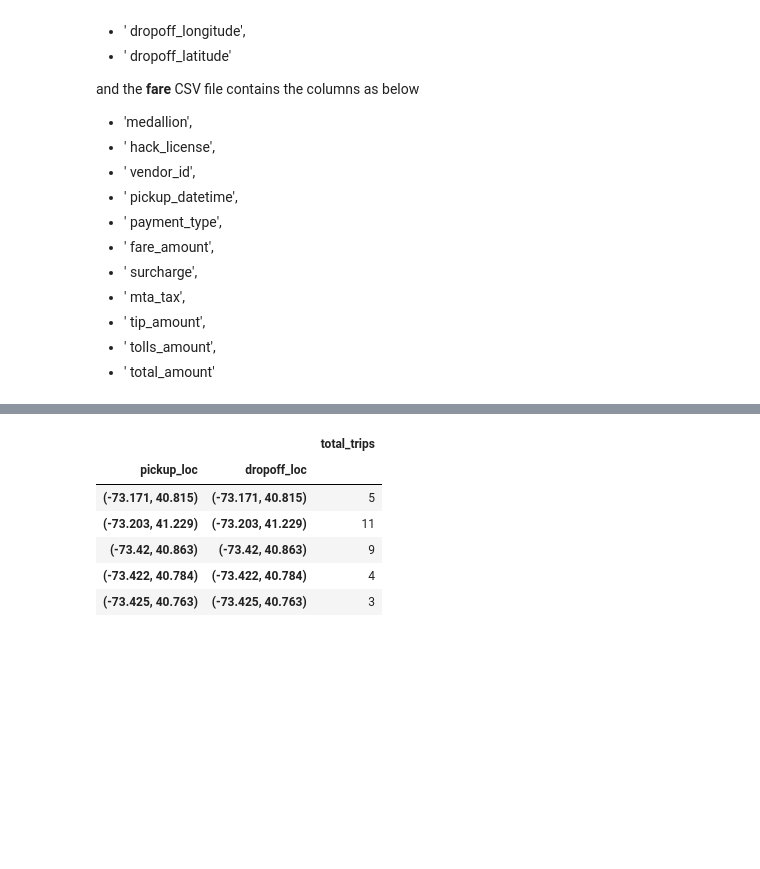
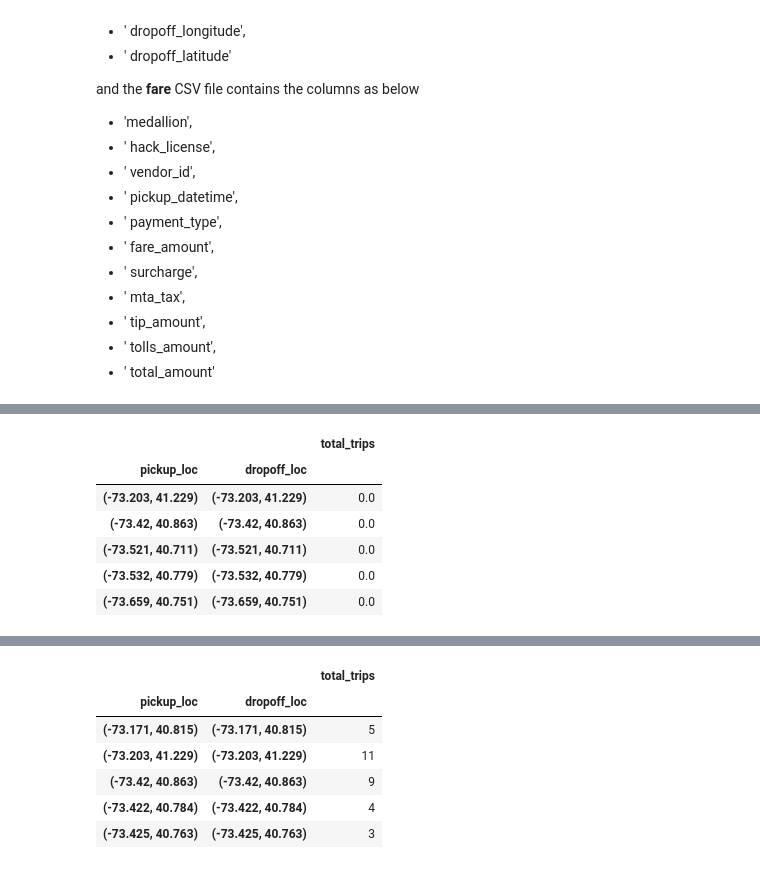
Before and after one commit to eeghor/cbataxi, a Jupyter notebook: cbataxi.ipynb, the cells around one changed output, grey strips where cells are left out. Saved outputs shown, nothing was run; the diff lists cells and outputs as text; code cells hidden in the pictures; blank space fills up the shorter version.

```diff
--- a/cbataxi.ipynb
+++ b/cbataxi.ipynb
@@ -382,0 +384,3 @@ len(d1)
+# %%
+d3 = d2.groupby(TRIP_ID).std()
+# [' trip_time_in_secs'].idxmax()
@@ -382,0 +409,10 @@ len(d1)
+# %%
+d3.head()
+# %% [output]
+|  |  | total_trips |
+| pickup_loc | dropoff_loc |  |
+| (-73.203, 41.229) | (-73.203, 41.229) | 0.0 |
+| (-73.42, 40.863) | (-73.42, 40.863) | 0.0 |
+| (-73.521, 40.711) | (-73.521, 40.711) | 0.0 |
+| (-73.532, 40.779) | (-73.532, 40.779) | 0.0 |
+| (-73.659, 40.751) | (-73.659, 40.751) | 0.0 |
```
Also changed, not shown: parts of 12 cells of this notebook.
